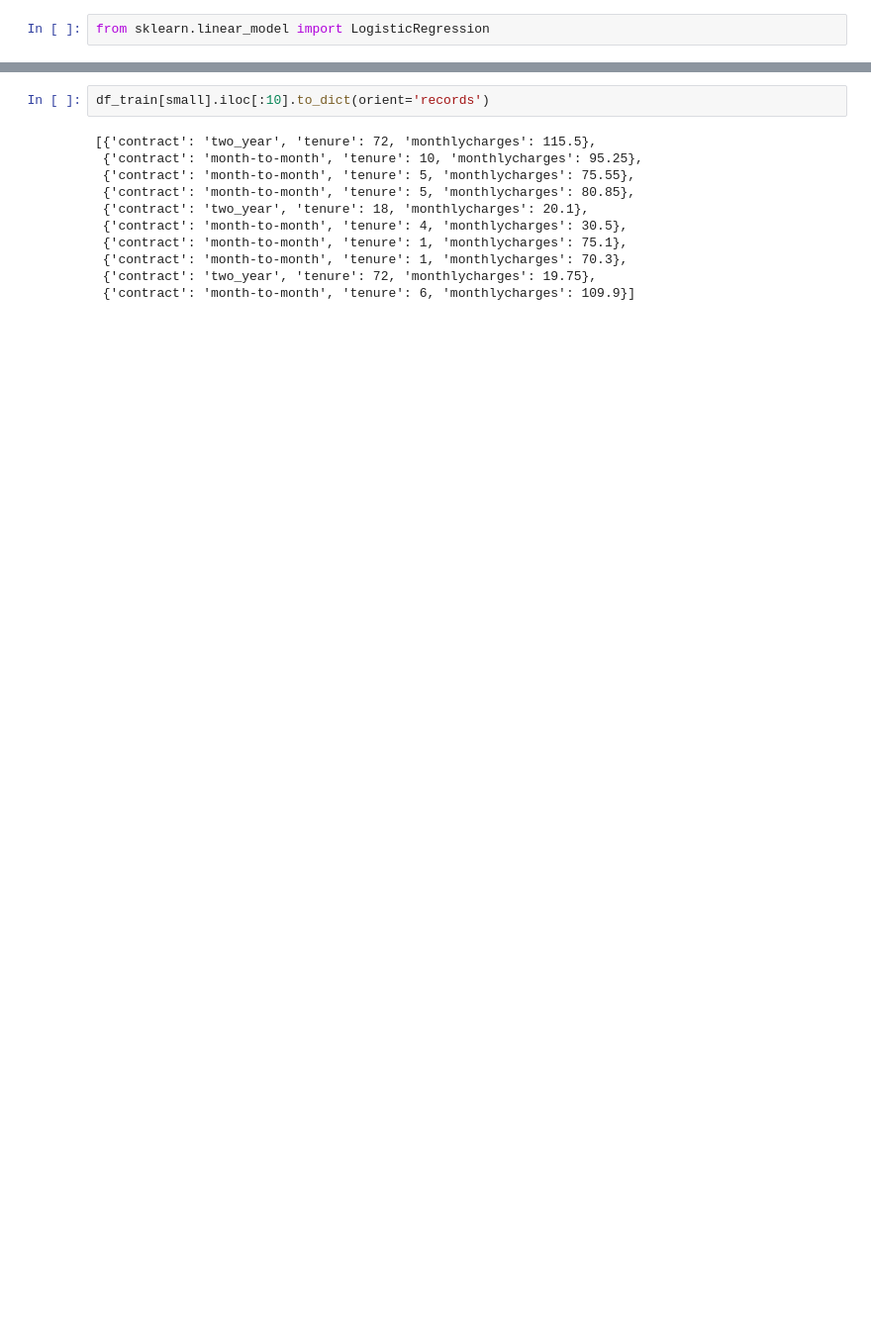
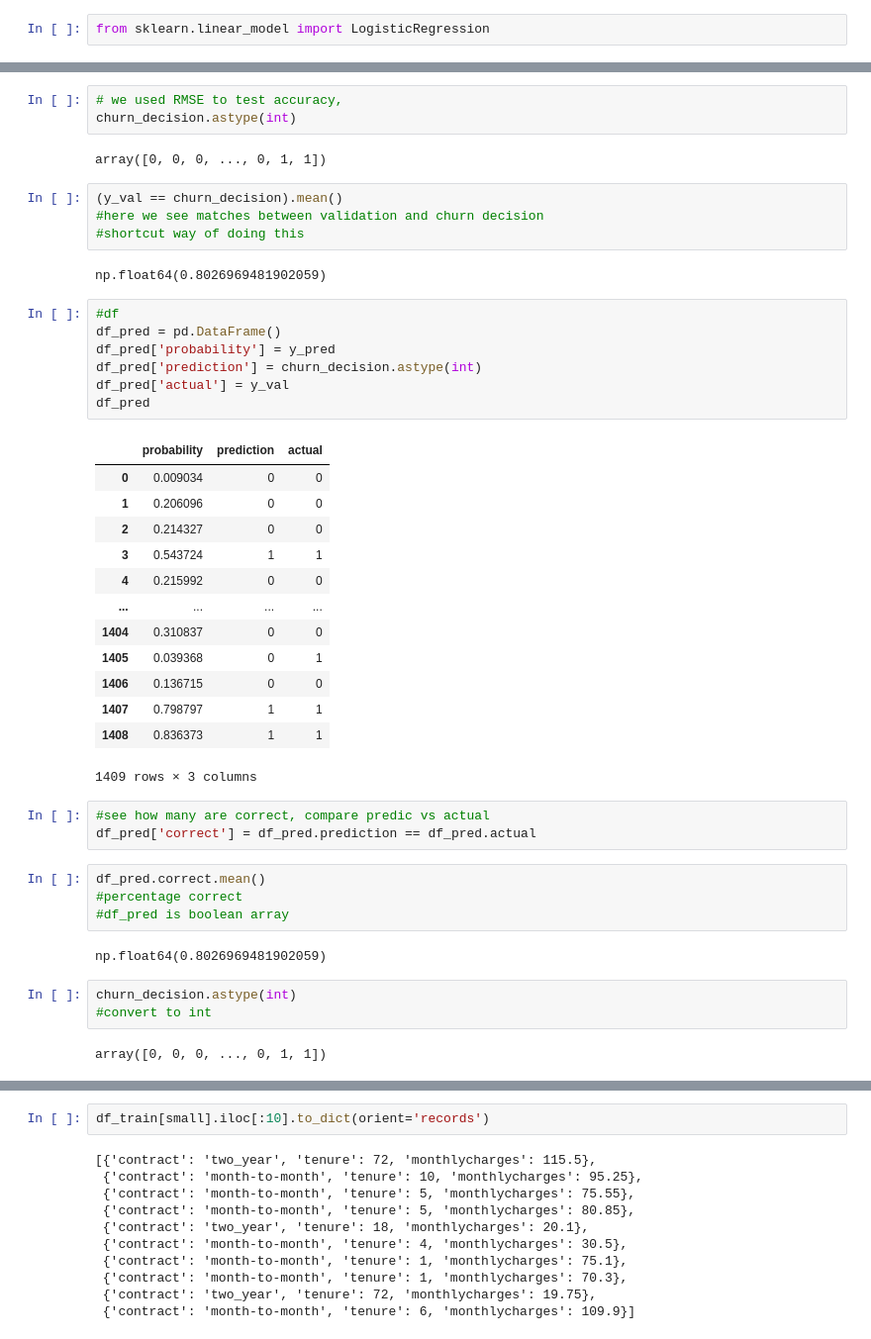
Before and after one commit to moonrayspex/machine-learning-dtzc-homework, a Jupyter notebook: 03-churn/03_churn.ipynb, the cells around one changed output, grey strips where cells are left out. Shown at 99% size. Cells and saved outputs as stored; diff of their text form; blank space fills up the shorter version.

```diff
--- a/03-churn/03_churn.ipynb
+++ b/03-churn/03_churn.ipynb
@@ -814,2 +872,48 @@ churn_decision = (y_pred >= 0.5)
+# %%
+# we used RMSE to test accuracy,
+churn_decision.astype(int)
+# %% [output]
+array([0, 0, 0, ..., 0, 1, 1])
+# %%
+(y_val == churn_decision).mean()
+#here we see matches between validation and churn decision
+#shortcut way of doing this
+# %% [output]
+np.float64(0.8026969481902059)
+# %%
+#df
+df_pred = pd.DataFrame()
+df_pred['probability'] = y_pred
+df_pred['prediction'] = churn_decision.astype(int)
+df_pred['actual'] = y_val
+df_pred
+# %% [output]
+|  | probability | prediction | actual |
+| 0 | 0.009034 | 0 | 0 |
+| 1 | 0.206096 | 0 | 0 |
+| 2 | 0.214327 | 0 | 0 |
+| 3 | 0.543724 | 1 | 1 |
+| 4 | 0.215992 | 0 | 0 |
+| ... | ... | ... | ... |
+| 1404 | 0.310837 | 0 | 0 |
+| 1405 | 0.039368 | 0 | 1 |
+| 1406 | 0.136715 | 0 | 0 |
+| 1407 | 0.798797 | 1 | 1 |
+| 1408 | 0.836373 | 1 | 1 |
+1409 rows × 3 columns
+# %%
+#see how many are correct, compare predic vs actual
+df_pred['correct'] = df_pred.prediction == df_pred.actual
+# %%
+df_pred.correct.mean()
+#percentage correct
+#df_pred is boolean array
+# %% [output]
+np.float64(0.8026969481902059)
+# %%
+churn_decision.astype(int)
+#convert to int
+# %% [output]
+array([0, 0, 0, ..., 0, 1, 1])
 # %%
 (y_val == churn_decision).mean()
```
Also changed, not shown: parts of 63 cells of this notebook, 2 other files.
